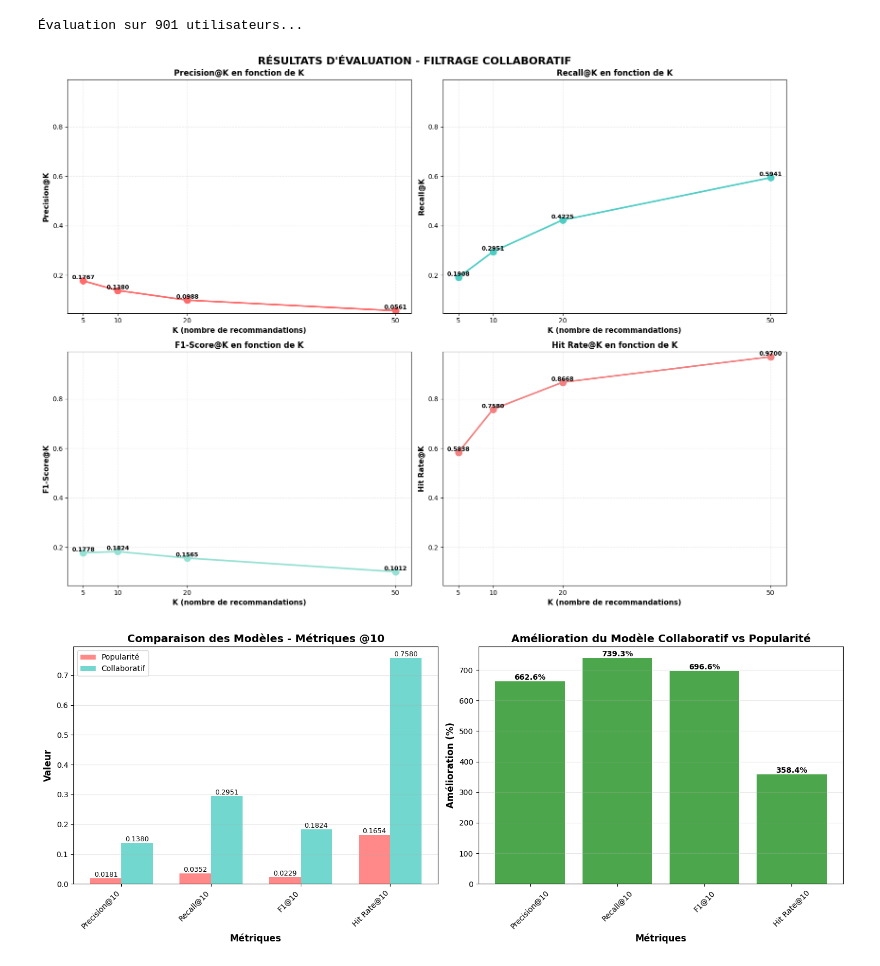
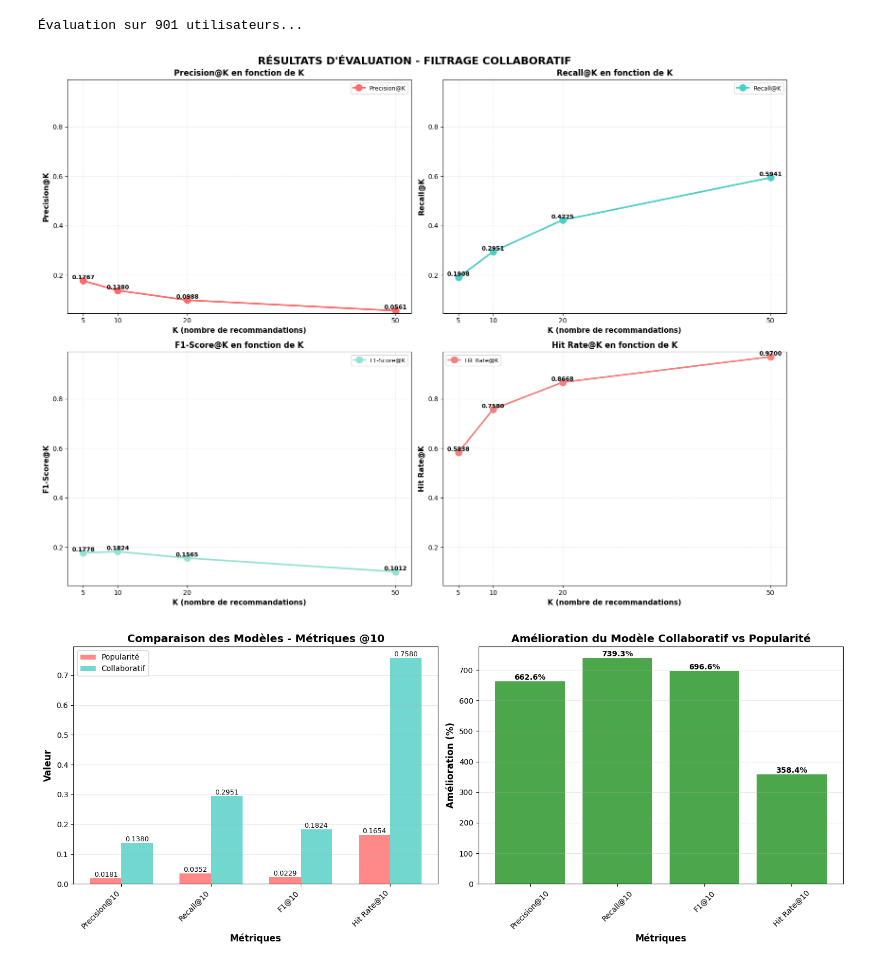
Before and after one commit to DrHurel/popularity-based-rs, a Jupyter notebook: TP-IA-GL Popularity-based RS.ipynb, the cells around one changed output. Cells and saved outputs as stored; diff of their text form; code cells hidden in the pictures.

```diff
--- a/TP-IA-GL Popularity-based RS.ipynb
+++ b/TP-IA-GL Popularity-based RS.ipynb
@@ -742,47 +685,9 @@ evaluation_results_collab = evaluate_model_comprehensive(
 # %% [output]
 Évaluation sur 901 utilisateurs...
 # %%
-fig, axes = plt.subplots(2, 2, figsize=(16, 12))
-fig.suptitle('RÉSULTATS D\'ÉVALUATION - FILTRAGE COLLABORATIF', fontsize=16, fontweight='bold')
-
-
-# Trouver l'échelle globale pour tous les graphiques
-all_values = []
-for metric in metrics:
-    all_values.extend(evaluation_results_collab[metric].values)
-y_min_global = max(0, min(all_values) - 0.01)
-y_max_global = max(all_values) + 0.02
-
-for idx, (metric, title, color) in enumerate(zip(metrics, titles, colors)):
-    row = idx // 2
-    col = idx % 2
-    ax = axes[row, col]
-
-    k_values = evaluation_results_collab['K'].values
-    metric_values = evaluation_results_collab[metric].values
-
-    # Créer le graphique en ligne avec marqueurs
-    ax.plot(k_values, metric_values, marker='o', linewidth=2.5,
-            markersize=10, color=color, label=title)
-
-    # Ajouter les valeurs sur chaque point
-    for k, value in zip(k_values, metric_values):
-        ax.text(k, value, f'{value:.4f}',
-                ha='center', va='bottom', fontsize=9, fontweight='bold')
-
-    ax.set_xlabel('K (nombre de recommandations)', fontsize=11, fontweight='bold')
-    ax.set_ylabel(title, fontsize=11, fontweight='bold')
-    ax.set_title(f'{title} en fonction de K', fontsize=12, fontweight='bold')
-    ax.grid(True, alpha=0.3, linestyle='--')
-    ax.set_xticks(k_values)
-
-    # Utiliser l'échelle globale pour tous les graphiques
-    ax.set_ylim([y_min_global, y_max_global])
-
-plt.tight_layout()
-plt.show()
+plot_evaluation_results(evaluation_results_collab, model_name='FILTRAGE COLLABORATIF')
 # %% [output]
-[figure, old version]
+[figure, new version]
 # %%
 comparison = pd.DataFrame({
     'Métrique': ['Precision@10', 'Recall@10', 'F1@10', 'Hit Rate@10'],
```
Also changed, not shown: parts of 6 cells of this notebook, 1 other file.
